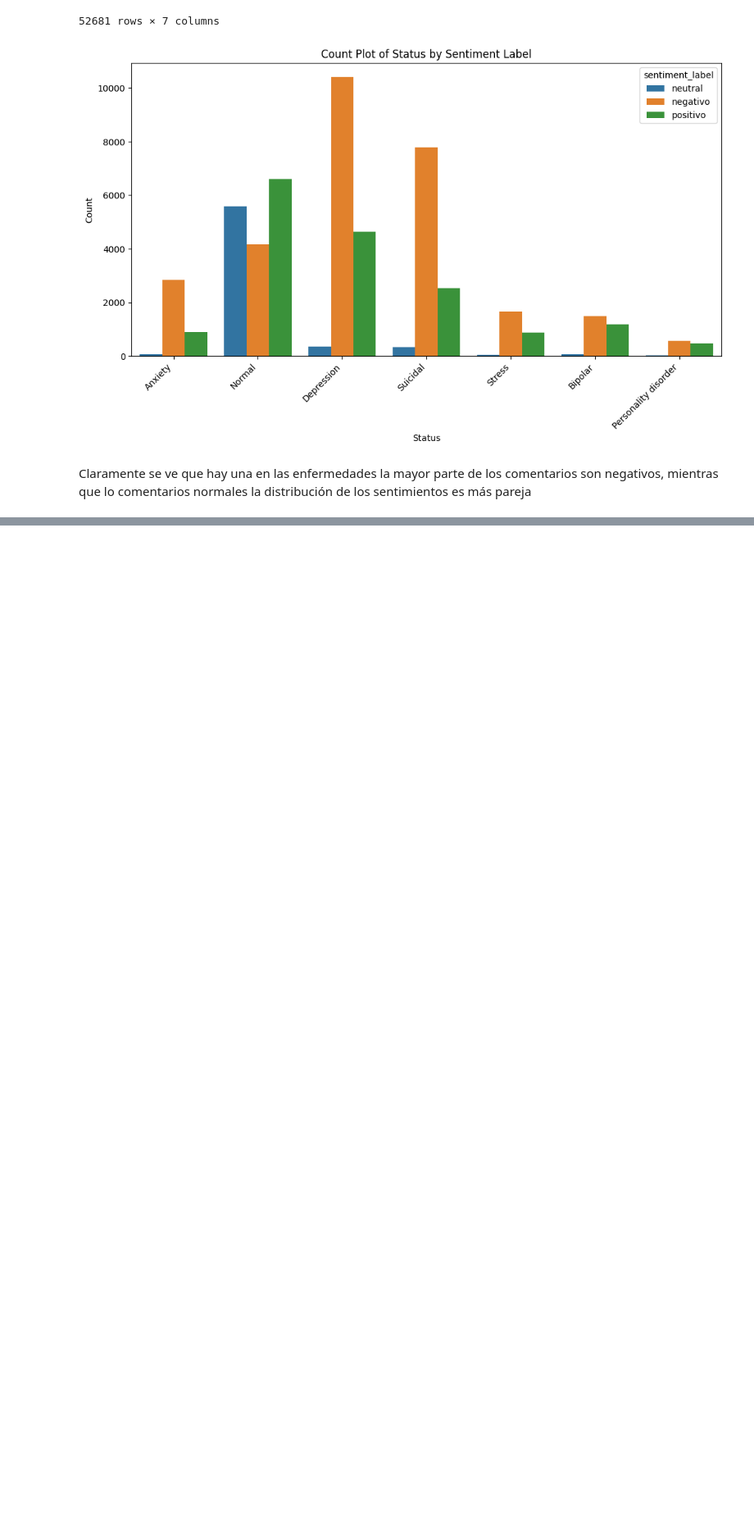
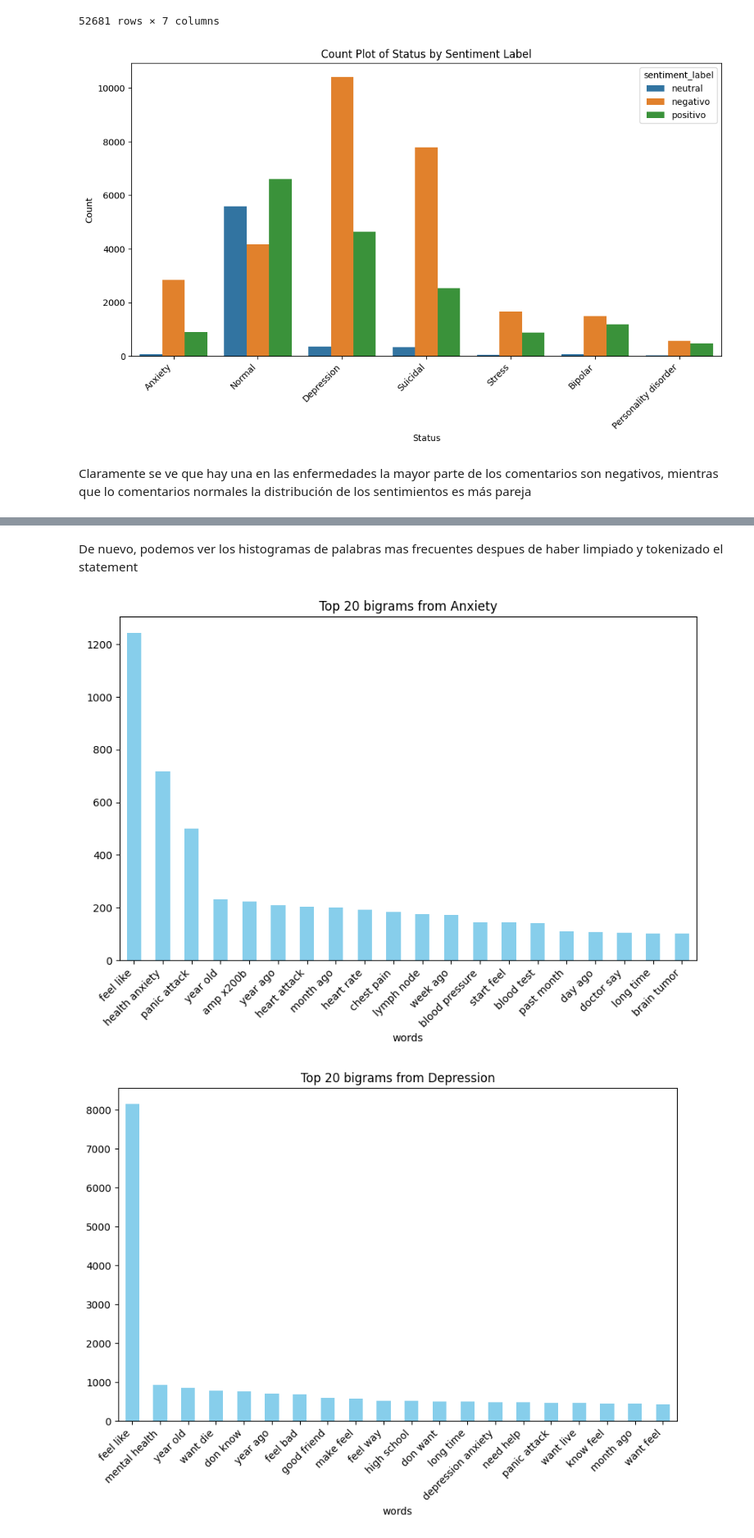
Before and after one commit to jjmoras1/Final_Data_science3_Mora_John, a Jupyter notebook: ProyectoFinal.ipynb, the cells around one changed output, grey strips where cells are left out. Shown at 82% size. Cells and saved outputs as stored; diff of their text form; code cells hidden in the pictures; blank space fills up the shorter version.

```diff
--- a/ProyectoFinal.ipynb
+++ b/ProyectoFinal.ipynb
@@ -610,0 +664,11 @@ Claramente se ve que hay una en las enfermedades la mayor parte de los comentari
+# %%
+def limpiar_texto(texto):
+    '''
+    Función de limpiar texto lematizar, borrar stop words
+    '''
+    texto = texto.lower()
+    doc = nlp(texto)
+    texto_limpio = " ".join([token.lemma_ for token in doc if not token.is_stop])
+    return texto_limpio
+# %%
+df['clean_text'] = df['statement'].apply(limpiar_texto)
@@ -610,0 +701,2 @@ Claramente se ve que hay una en las enfermedades la mayor parte de los comentari
+# %%
+df["tokens"]=df["clean_text"].apply(word_tokenize)
@@ -610,0 +733,4 @@ Claramente se ve que hay una en las enfermedades la mayor parte de los comentari
+# %%
+df['joined_tokens'] = df['tokens'].apply(lambda tokens: ' '.join(filter(None, tokens)))
+common_words = get_top_n_words(df['joined_tokens'], 20, 2)
+print(common_words)
@@ -610,0 +744,29 @@ Claramente se ve que hay una en las enfermedades la mayor parte de los comentari
+# %% [markdown]
+De nuevo, podemos ver los histogramas de palabras mas frecuentes despues de haber limpiado y tokenizado el statement
+# %%
+for x in Enfermedades_Sin_Normal:
+    # Obtener los bigramas más comunes
+    common_words = get_top_n_words(df[df['status'] == x]['joined_tokens'], 20, 2)
+
+    # Crear un DataFrame con los bigramas y sus frecuencias
+    df_temp = pd.DataFrame(common_words, columns=['words', 'count'])
+
+    # Agrupar por bigramas y ordenar por frecuencia
+    df_temp = df_temp.groupby('words').sum().sort_values(by='count', ascending=False)
+
+    # Crear el gráfico de barras
+    ax = df_temp['count'].plot(
+        kind='bar',
+        title=f'Top 20 bigrams from {x}',
+        figsize=(10, 6),
+        color='skyblue'
+    )
+
+    # Ajustar etiquetas del eje x para que no se sobrepongan
+    ax.set_xticklabels(ax.get_xticklabels(), rotation=45, ha='right')
+
+    # Mostrar el gráfico
+    plt.show()
+# %% [output]
+[figure, added]
+[figure, added]
```
Also changed, not shown: parts of 35 cells of this notebook.
